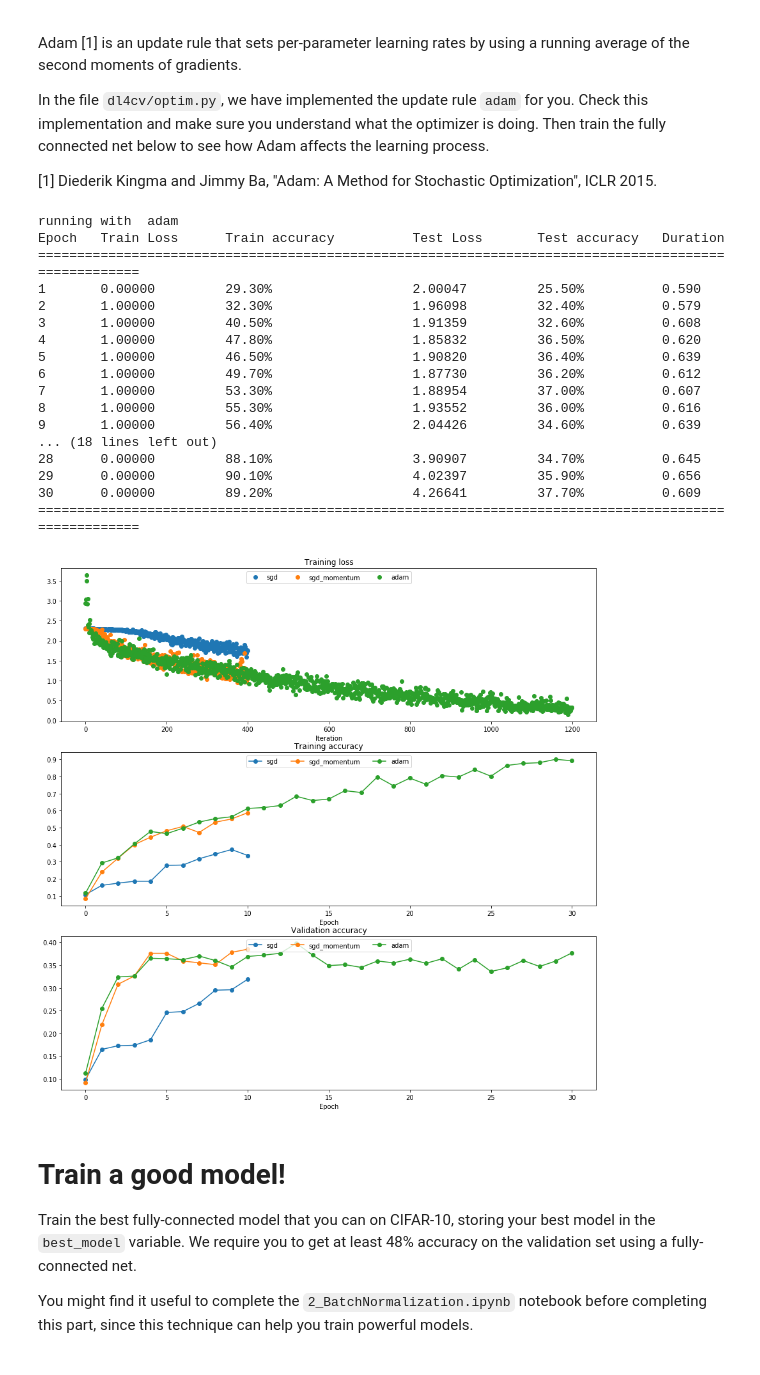
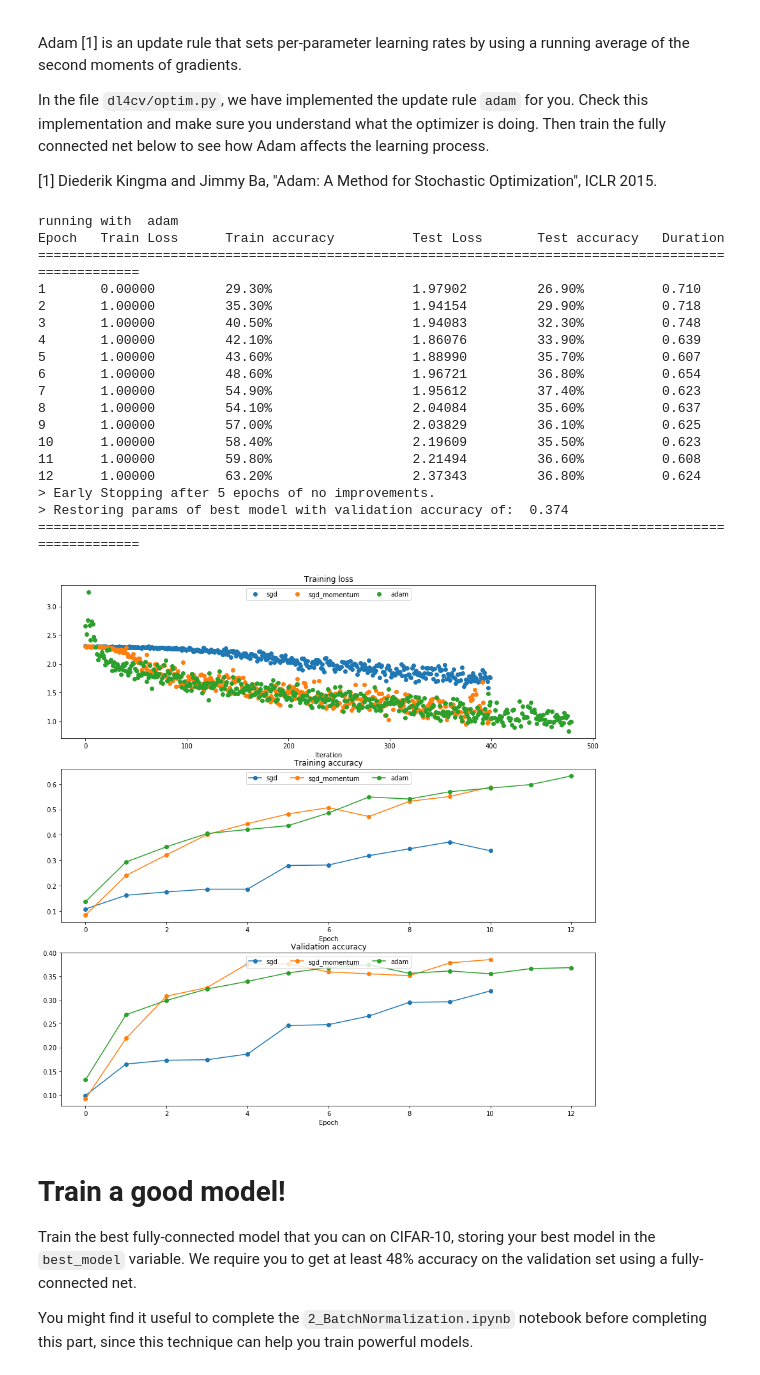
Before and after one commit to Jorba123/DeepLearning-Course-EX2, a Jupyter notebook: 1_FullyConnectedNets.ipynb, the cells around one changed output. Saved outputs shown, nothing was run; the diff lists cells and outputs as text; code cells hidden in the pictures.

```diff
--- a/1_FullyConnectedNets.ipynb
+++ b/1_FullyConnectedNets.ipynb
@@ -633,7 +637,7 @@ model = FullyConnectedNet([100, 100, 100, 100, 100], weight_scale=5e-2)
 solver = Solver(model, small_data,
               num_epochs=30, batch_size=100,
               update_rule=update_rule,
-
+              early_stopping=5,
               optim_config={
                 'learning_rate': learning_rates[update_rule]
               },
@@ -648,47 +652,48 @@ plt.xlabel('Iteration')
 
 plt.subplot(3, 1, 2)
 plt.title('Training accuracy')
 plt.xlabel('Epoch')
 
 plt.subplot(3, 1, 3)
 plt.title('Validation accuracy')
 plt.xlabel('Epoch')
 
 for update_rule, solver in solvers.items():
     plt.subplot(3, 1, 1)
     plt.plot(solver.loss_history, 'o', label=update_rule)
 
     plt.subplot(3, 1, 2)
     plt.plot(solver.train_acc_history, '-o', label=update_rule)
 
     plt.subplot(3, 1, 3)
     plt.plot(solver.val_acc_history, '-o', label=update_rule)
 
 for i in [1, 2, 3]:
     plt.subplot(3, 1, i)
     plt.legend(loc='upper center', ncol=4)
 
 plt.gcf().set_size_inches(15, 15)
 plt.show()
 # %% [output]
 running with  adam
 Epoch   Train Loss      Train accuracy          Test Loss       Test accuracy   Duration
 =====================================================================================================
-1       0.00000         29.30%                  2.00047         25.50%          0.590
-2       1.00000         32.30%                  1.96098         32.40%          0.579
-3       1.00000         40.50%                  1.91359         32.60%          0.608
-4       1.00000         47.80%                  1.85832         36.50%          0.620
-5       1.00000         46.50%                  1.90820         36.40%          0.639
-6       1.00000         49.70%                  1.87730         36.20%          0.612
-7       1.00000         53.30%                  1.88954         37.00%          0.607
-8       1.00000         55.30%                  1.93552         36.00%          0.616
-9       1.00000         56.40%                  2.04426         34.60%          0.639
-... (18 lines left out)
-28      0.00000         88.10%                  3.90907         34.70%          0.645
-29      0.00000         90.10%                  4.02397         35.90%          0.656
-30      0.00000         89.20%                  4.26641         37.70%          0.609
+1       0.00000         29.30%                  1.97902         26.90%          0.710
+2       1.00000         35.30%                  1.94154         29.90%          0.718
+3       1.00000         40.50%                  1.94083         32.30%          0.748
+4       1.00000         42.10%                  1.86076         33.90%          0.639
+5       1.00000         43.60%                  1.88990         35.70%          0.607
+6       1.00000         48.60%                  1.96721         36.80%          0.654
+7       1.00000         54.90%                  1.95612         37.40%          0.623
+8       1.00000         54.10%                  2.04084         35.60%          0.637
+9       1.00000         57.00%                  2.03829         36.10%          0.625
+10      1.00000         58.40%                  2.19609         35.50%          0.623
+11      1.00000         59.80%                  2.21494         36.60%          0.608
+12      1.00000         63.20%                  2.37343         36.80%          0.624
+> Early Stopping after 5 epochs of no improvements.
+> Restoring params of best model with validation accuracy of:  0.374
 =====================================================================================================
-[figure, old version]
+[figure, new version]
 # %% [markdown]
 # Train a good model!
 Train the best fully-connected model that you can on CIFAR-10, storing your best model in the `best_model` variable. We require you to get at least 48% accuracy on the validation set using a fully-connected net.
```
Also changed, not shown: parts of 4 cells of this notebook.
